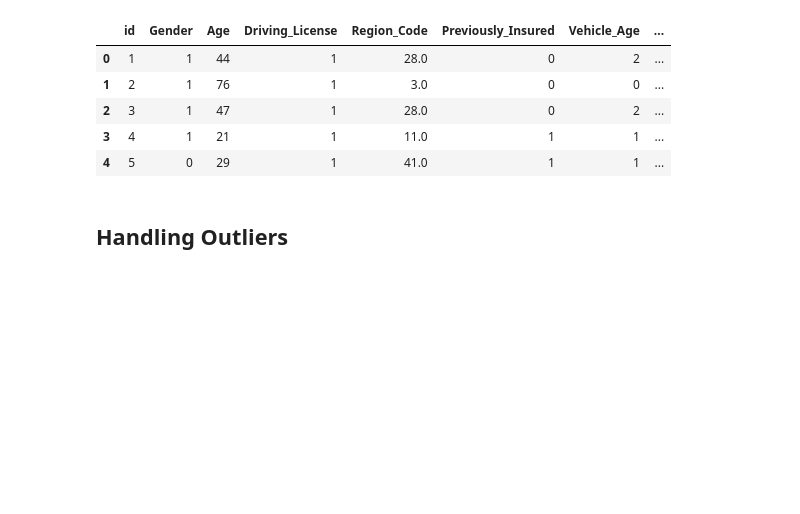
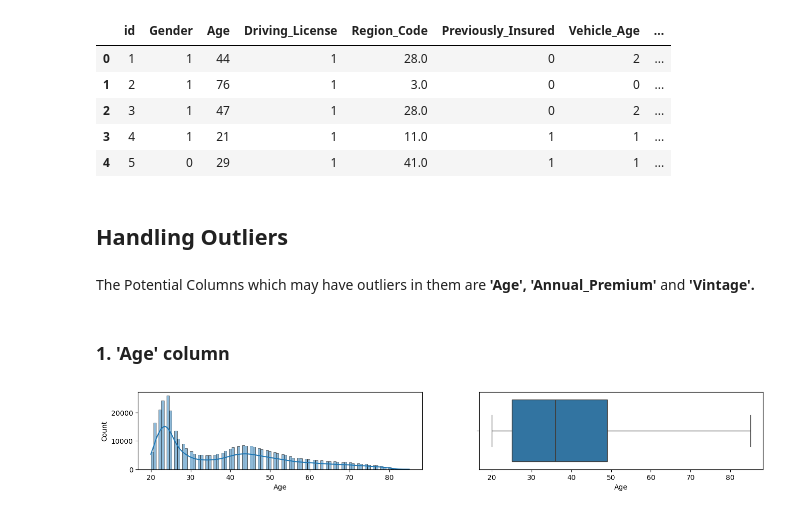
Before and after one commit to Ash99-commits/ML_Health_Insurance_Customers_CrossSell_Prediction, a Jupyter notebook: Health2Vehicle_CrossSell_Insurance_Prediction_by_Ashwani_Kumar_Patra.ipynb, the cells around one changed output. Cells and saved outputs as stored; diff of their text form; code cells hidden in the pictures; blank space fills up the shorter version.

Commit message:
Successfully handled all the outliers in Age, Annual_Premium and Vintage column. Dataset is now fully cleaned.

```diff
--- a/Health2Vehicle_CrossSell_Insurance_Prediction_by_Ashwani_Kumar_Patra.ipynb
+++ b/Health2Vehicle_CrossSell_Insurance_Prediction_by_Ashwani_Kumar_Patra.ipynb
@@ -647,3 +647,21 @@ model_features.head()
 | 4 | 5 | 0 | 29 | 1 | 41.0 | 1 | 1 | ... |
 # %% [markdown]
 ## Handling Outliers
+# %% [markdown]
+The Potential Columns which may have outliers in them are **'Age', 'Annual_Premium'** and **'Vintage'.**
+# %% [markdown]
+### 1. 'Age' column
+# %%
+plt.figure(figsize=(16, 2))
+
+# First subplot: Histogram (Distribution) of 'Age'
+plt.subplot(1, 2, 1)
+sns.histplot(model_features['Age'], kde=True)  # Use sns.histplot for a histogram
+
+# Second subplot: Boxplot of 'Age' for Outlier Detection
+plt.subplot(1, 2, 2)
+sns.boxplot(x=model_features['Age'])
+
+plt.show()
+# %% [output]
+[figure, added]
```
Also changed, not shown: parts of 16 cells of this notebook.
